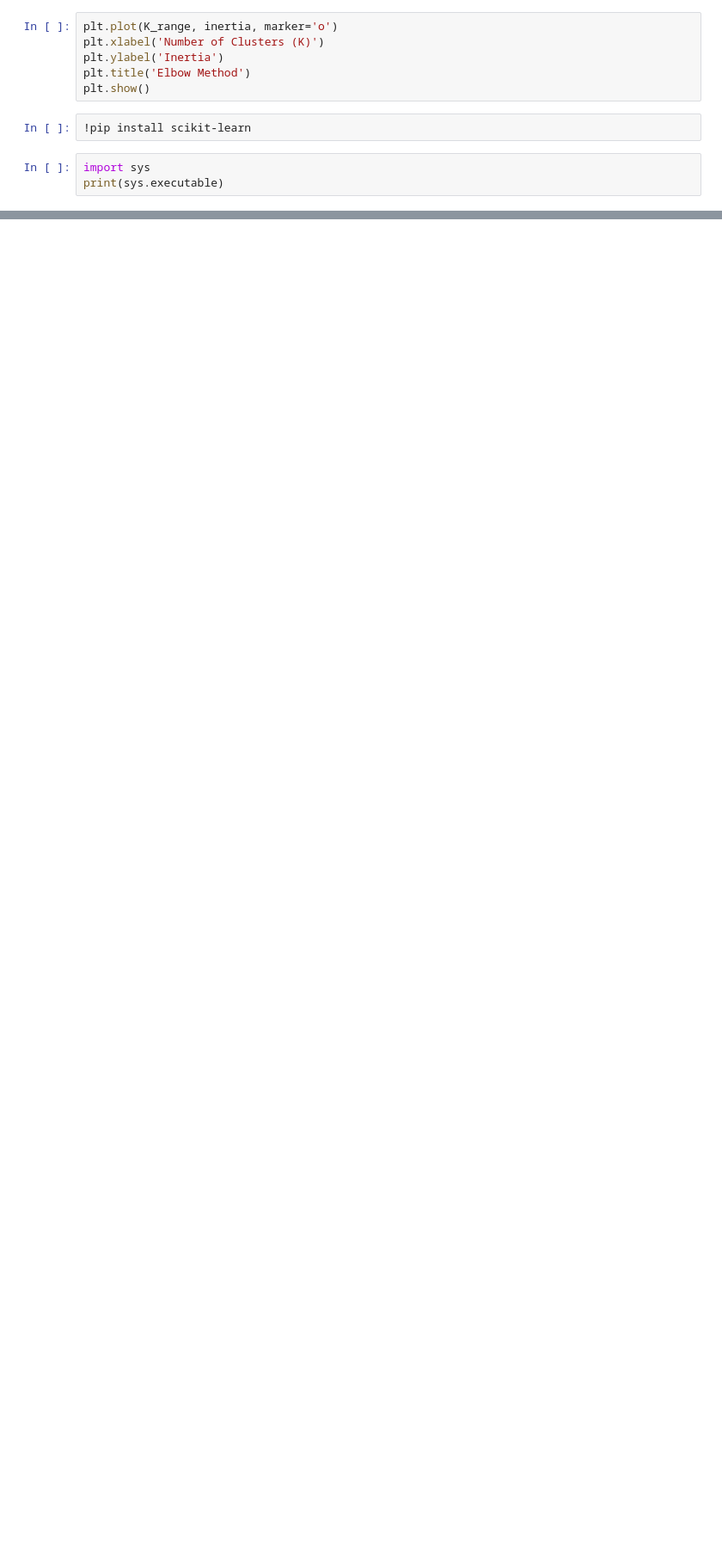
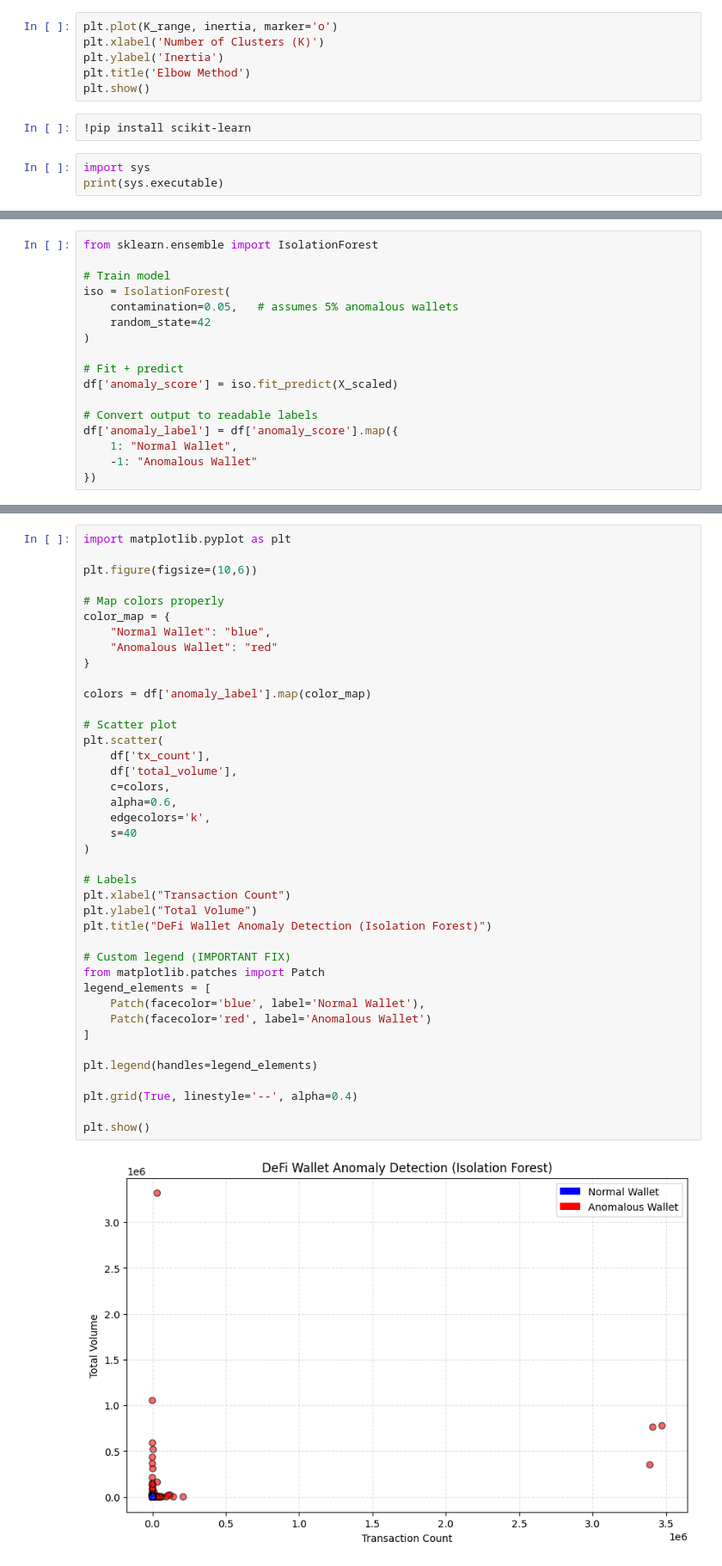
Before and after one commit to darwuonchain/DeFi-Wallet-Behavior-Analysis, a Jupyter notebook: defi_wallet_analysis.ipynb1.ipynb, the cells around one changed output, grey strips where cells are left out. Shown at 86% size. Drawn from its saved outputs; the diff is of its cells as text; blank space fills up the shorter version.

```diff
--- a/defi_wallet_analysis.ipynb1.ipynb
+++ b/defi_wallet_analysis.ipynb1.ipynb
@@ -95,0 +266,17 @@ print(sys.executable)
+# %%
+from sklearn.ensemble import IsolationForest
+
+# Train model
+iso = IsolationForest(
+    contamination=0.05,   # assumes 5% anomalous wallets
+    random_state=42
+)
+
+# Fit + predict
+df['anomaly_score'] = iso.fit_predict(X_scaled)
+
+# Convert output to readable labels
+df['anomaly_label'] = df['anomaly_score'].map({
+    1: "Normal Wallet",
+    -1: "Anomalous Wallet"
+})
@@ -95,0 +290,42 @@ print(sys.executable)
+# %%
+import matplotlib.pyplot as plt
+
+plt.figure(figsize=(10,6))
+
+# Map colors properly
+color_map = {
+    "Normal Wallet": "blue",
+    "Anomalous Wallet": "red"
+}
+
+colors = df['anomaly_label'].map(color_map)
+
+# Scatter plot
+plt.scatter(
+    df['tx_count'],
+    df['total_volume'],
+    c=colors,
+    alpha=0.6,
+    edgecolors='k',
+    s=40
+)
+
+# Labels
+plt.xlabel("Transaction Count")
+plt.ylabel("Total Volume")
+plt.title("DeFi Wallet Anomaly Detection (Isolation Forest)")
+
+# Custom legend (IMPORTANT FIX)
+from matplotlib.patches import Patch
+legend_elements = [
+    Patch(facecolor='blue', label='Normal Wallet'),
+    Patch(facecolor='red', label='Anomalous Wallet')
+]
+
+plt.legend(handles=legend_elements)
+
+plt.grid(True, linestyle='--', alpha=0.4)
+
+plt.show()
+# %% [output]
+[figure, added]
```
Also changed, not shown: parts of 36 cells of this notebook.
